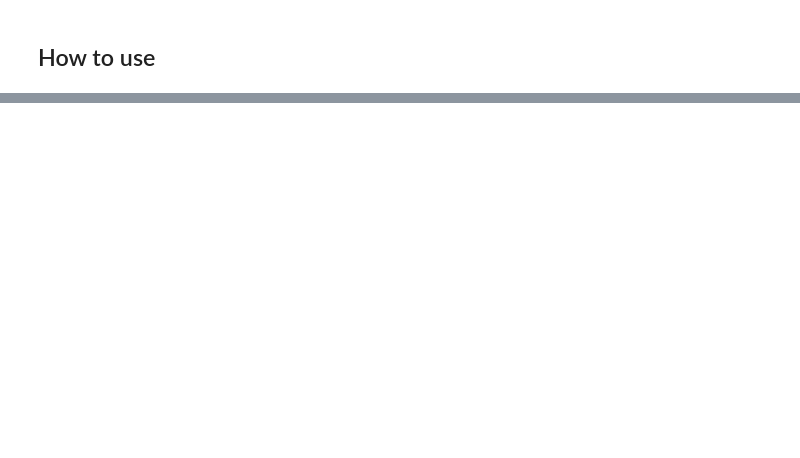
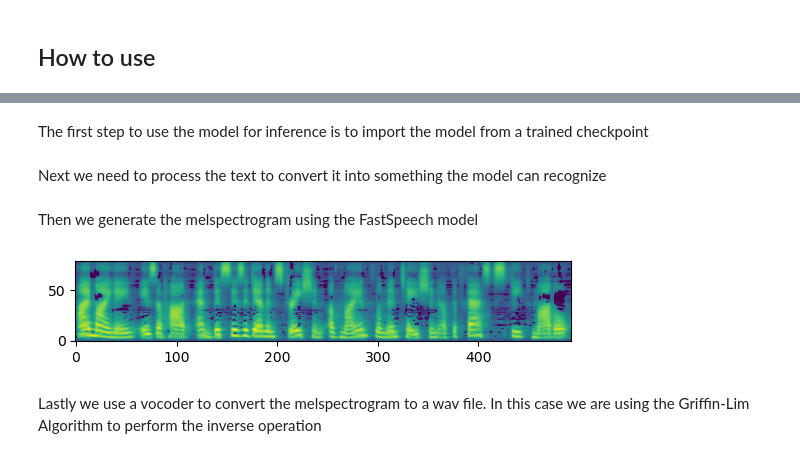
Before and after one commit to ahadjawaid/fastspeech, a Jupyter notebook: nbs/index.ipynb, the cells around one changed output, grey strips where cells are left out. Cells and saved outputs as stored; diff of their text form; code cells hidden in the pictures; blank space fills up the shorter version.

```diff
--- a/nbs/index.ipynb
+++ b/nbs/index.ipynb
@@ -40,0 +20,22 @@ show_mel(mels[0])
+# %%
+#| hide
+checkpoint_path = "../checkpoints/save_590.pt"
+vocab_path = "../sample_data/cmudict-0.7b.symbols.txt"
+sr = 22050
+# %% [markdown]
+The first step to use the model for inference is to import the model from a trained checkpoint
+# %%
+model, norm = load_model_inference(checkpoint_path)
+# %% [markdown]
+Next we need to process the text to convert it into something the model can recognize
+# %%
+text = "Hi, my name is a hod and this is a demonstration of my implementation of the fast speech model"
+phones = preprocess_text(text, vocab_path)
+# %% [markdown]
+Then we generate the melspectrogram using the FastSpeech model
+# %%
+mel = bayesian_inference(phones, model, 10)
+mel = norm.denormalize(mel)
+show_mel(mel)
+# %% [output]
+[figure, added]
@@ -40,0 +45,2 @@ show_mel(mels[0])
+# %% [markdown]
+Lastly we use a vocoder to convert the melspectrogram to a wav file. In this case we are using the Griffin-Lim Algorithm to perform the inverse operation
```
Also changed, not shown: parts of 7 cells of this notebook, 10 other files.
